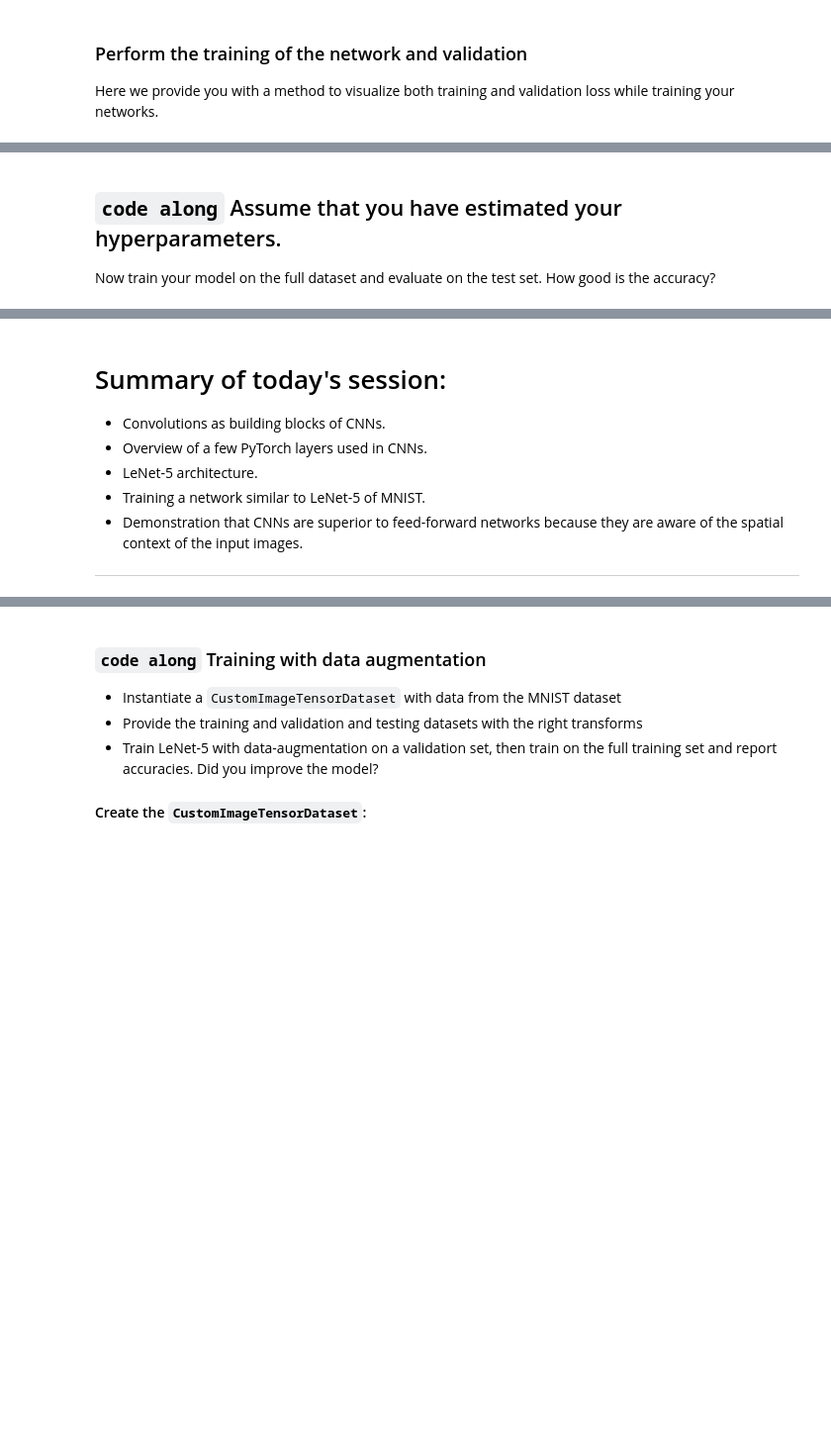
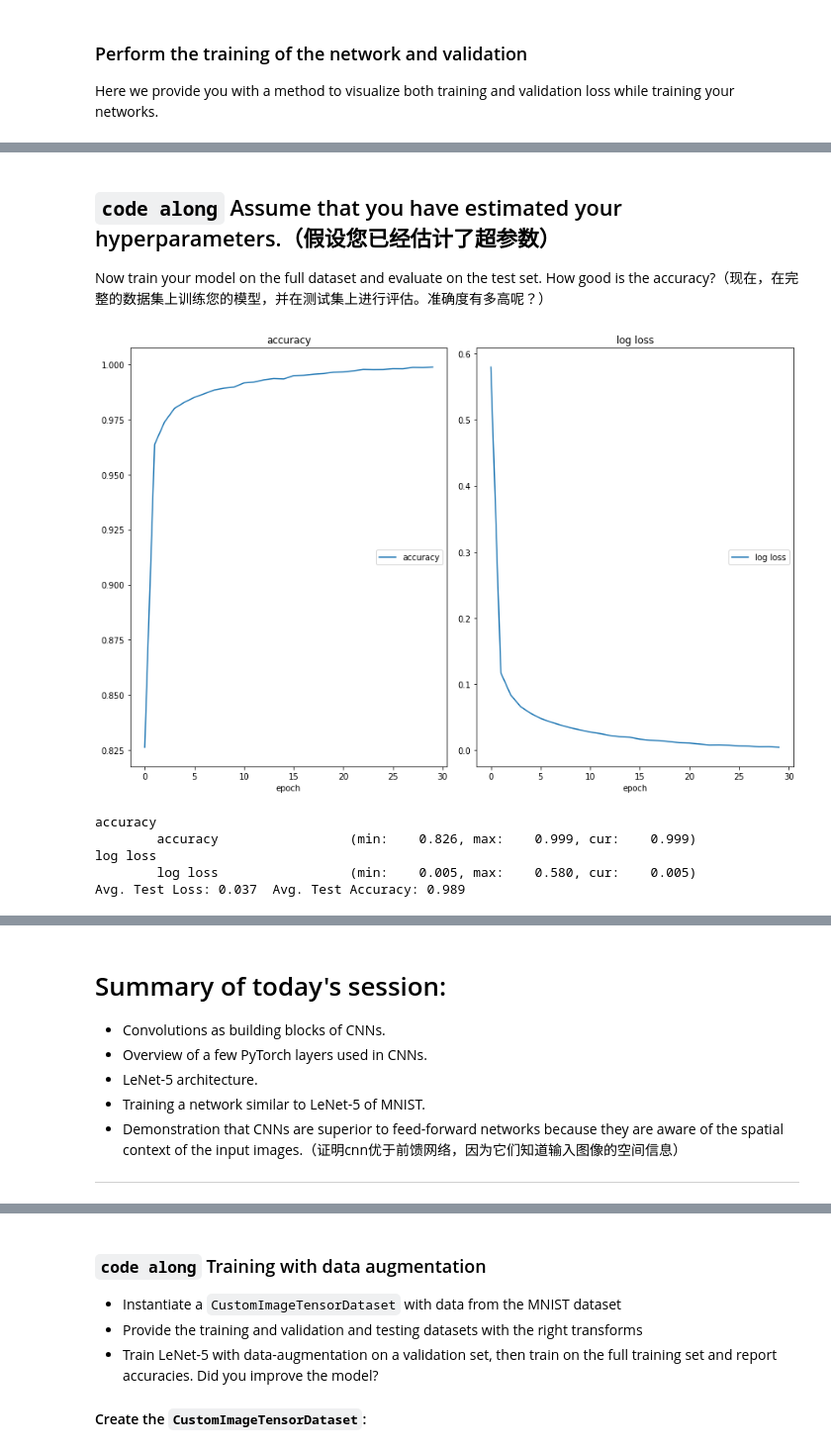
Before and after one commit to liuzyon/ACSE-8-colab, a Jupyter notebook: practical_4/afternoon_lecture_1/Afternoon_Session_4_part1_FromConvolutions_To_ConvNets_Practical_Solutions.ipynb, the cells around one changed output, grey strips where cells are left out. Shown at 99% size. Saved outputs shown, nothing was run; the diff lists cells and outputs as text; code cells hidden in the pictures; blank space fills up the shorter version.

```diff
--- a/practical_4/afternoon_lecture_1/Afternoon_Session_4_part1_FromConvolutions_To_ConvNets_Practical_Solutions.ipynb
+++ b/practical_4/afternoon_lecture_1/Afternoon_Session_4_part1_FromConvolutions_To_ConvNets_Practical_Solutions.ipynb
@@ -433,7 +554,7 @@ sns.heatmap(rcm, cmap="Blues") # use sensible limits to be able to see where the
 # %% [markdown]
-## `code along` Assume that you have estimated your hyperparameters.
+## `code along` Assume that you have estimated your hyperparameters.（假设您已经估计了超参数）
 
-Now train your model on the full dataset and evaluate on the test set. How good is the accuracy?
+Now train your model on the full dataset and evaluate on the test set. How good is the accuracy?（现在，在完整的数据集上训练您的模型，并在测试集上进行评估。准确度有多高呢？）
 # %%
 mnist_train = MNIST("./", download=True, train=True) # reload MNIST
 
@@ -443,34 +564,41 @@ X_train, y_train = apply_standardization(mnist_train.train_data.float()), mnist_
 mnist_train = TensorDataset(X_train, y_train)
 train_loader = DataLoader(mnist_train, batch_size=batch_size, shuffle=True, num_workers=4)
 
 set_seed(seed)
 model = LeNet5().to(device)
 optimizer = torch.optim.SGD(model.parameters(), lr=lr, momentum=momentum)
 criterion = nn.CrossEntropyLoss()
 
 liveloss = PlotLosses()
 for epoch in range(n_epochs):
     logs = {}
     train_loss, train_accuracy = train(model, optimizer, criterion, train_loader)
 
     logs['' + 'log loss'] = train_loss.item()
     logs['' + 'accuracy'] = train_accuracy.item()
     liveloss.update(logs)
     liveloss.draw()
     logs['val_' + 'log loss'] = 0.
     logs['val_' + 'accuracy'] = 0.
 
 
-validation_loader = DataLoader(mnist_validate, batch_size=test_batch_size, shuffle=False, num_workers=0)
+# validation_loader = DataLoader(mnist_validate, batch_size=test_batch_size, shuffle=False, num_workers=0)
 test_loader = DataLoader(mnist_test, batch_size=test_batch_size, shuffle=False, num_workers=0)
 
 test_loss, test_accuracy = validate(model, criterion, test_loader)
 print("Avg. Test Loss: %1.3f" % test_loss.item(), " Avg. Test Accuracy: %1.3f" % test_accuracy.item())
 print("")
 
 model_save_name = 'LeNet5_mnist_classifier.pt'
 path = F"/content/gdrive/My Drive/models/{model_save_name}"
 torch.save(model.state_dict(), path)
+# %% [output]
+[figure, added]
+accuracy
+        accuracy                 (min:    0.826, max:    0.999, cur:    0.999)
+log loss
+        log loss                 (min:    0.005, max:    0.580, cur:    0.005)
+Avg. Test Loss: 0.037  Avg. Test Accuracy: 0.989
 # %% [markdown]
 <br>
 
@@ -484,7 +612,7 @@ Results obtained with the feed-forward network from previous session:
 - Overview of a few PyTorch layers used in CNNs.
 - LeNet-5 architecture.
 - Training a network similar to LeNet-5 of MNIST.
-- Demonstration that CNNs are superior to feed-forward networks because they are aware of the spatial context of the input images.
+- Demonstration that CNNs are superior to feed-forward networks because they are aware of the spatial context of the input images.（证明cnn优于前馈网络，因为它们知道输入图像的空间信息）
 
 
 ---
```
Also changed, not shown: parts of 35 cells of this notebook.
